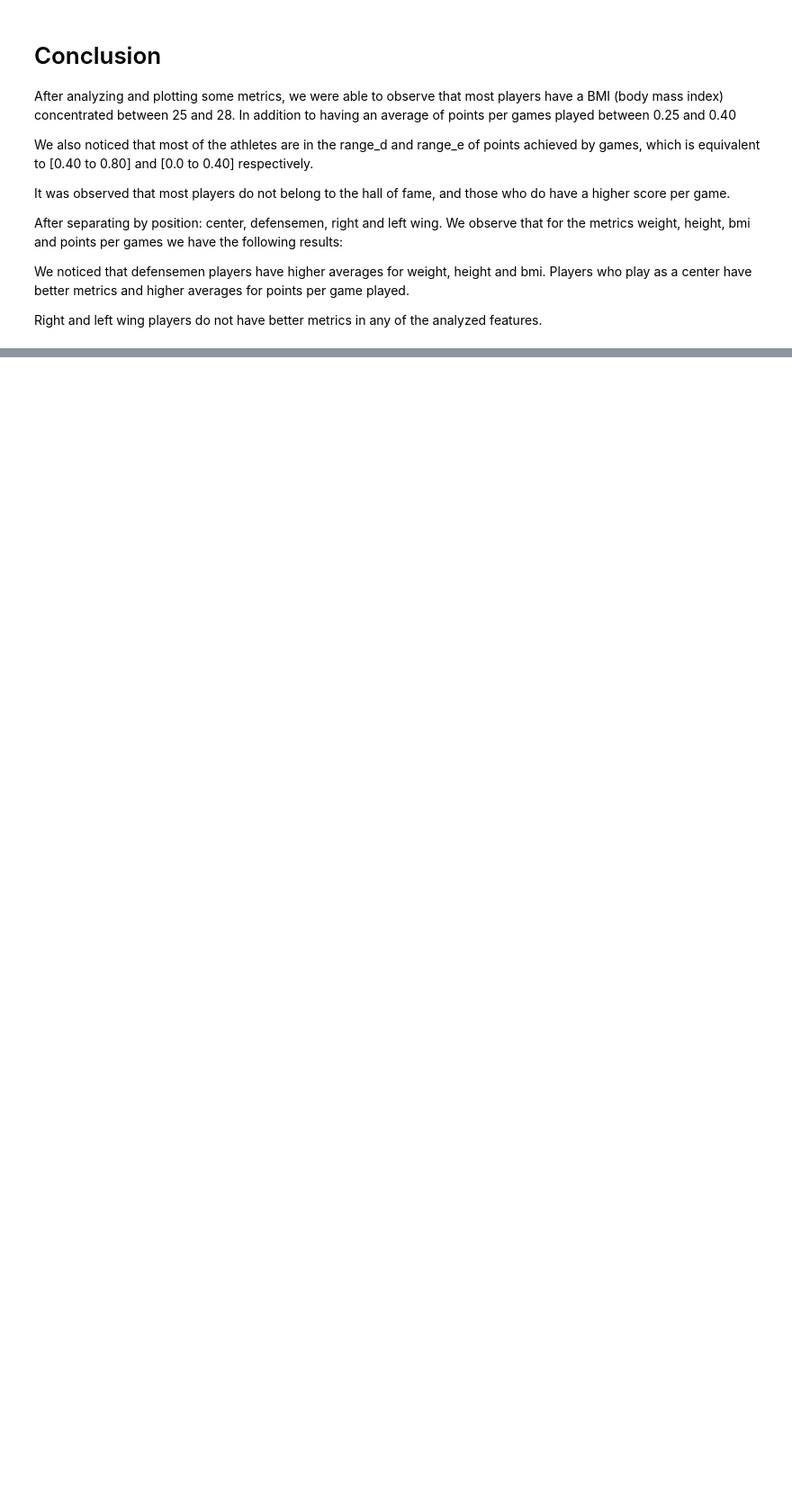
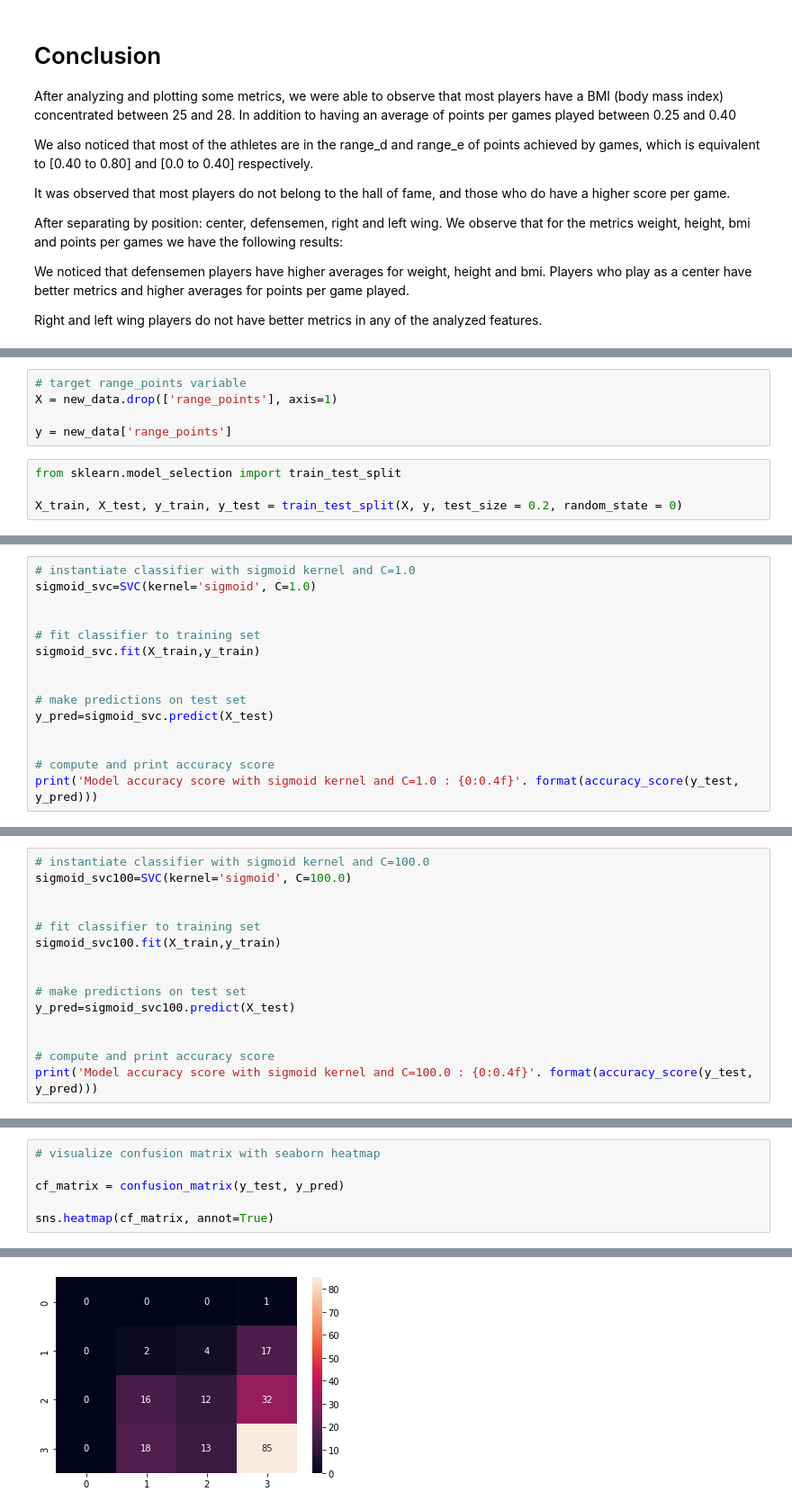
Before and after one commit to PKpacheco/supervised_ml_assignment, a Jupyter notebook: RRC_supervised_ML_Paola_Katherine.ipynb, the cells around one changed output, grey strips where cells are left out. Shown at 90% size. Drawn from its saved outputs; the diff is of its cells as text; blank space fills up the shorter version.

```diff
--- a/RRC_supervised_ML_Paola_Katherine.ipynb
+++ b/RRC_supervised_ML_Paola_Katherine.ipynb
@@ -856,0 +973,9 @@ print(svc_model.score(X_test, y_test))
+# %%
+# target range_points variable
+X = new_data.drop(['range_points'], axis=1)
+
+y = new_data['range_points']
+# %%
+from sklearn.model_selection import train_test_split
+
+X_train, X_test, y_train, y_test = train_test_split(X, y, test_size = 0.2, random_state = 0)
@@ -856,0 +1214,15 @@ print(svc_model.score(X_test, y_test))
+# %%
+# instantiate classifier with sigmoid kernel and C=1.0
+sigmoid_svc=SVC(kernel='sigmoid', C=1.0)
+
+
+# fit classifier to training set
+sigmoid_svc.fit(X_train,y_train)
+
+
+# make predictions on test set
+y_pred=sigmoid_svc.predict(X_test)
+
+
+# compute and print accuracy score
+print('Model accuracy score with sigmoid kernel and C=1.0 : {0:0.4f}'. format(accuracy_score(y_test, y_pred)))
@@ -856,0 +1231,15 @@ print(svc_model.score(X_test, y_test))
+# %%
+# instantiate classifier with sigmoid kernel and C=100.0
+sigmoid_svc100=SVC(kernel='sigmoid', C=100.0)
+
+
+# fit classifier to training set
+sigmoid_svc100.fit(X_train,y_train)
+
+
+# make predictions on test set
+y_pred=sigmoid_svc100.predict(X_test)
+
+
+# compute and print accuracy score
+print('Model accuracy score with sigmoid kernel and C=100.0 : {0:0.4f}'. format(accuracy_score(y_test, y_pred)))
@@ -856,0 +1279,7 @@ print(svc_model.score(X_test, y_test))
+# %%
+# visualize confusion matrix with seaborn heatmap
+
+cf_matrix = confusion_matrix(y_test, y_pred)
+
+sns.heatmap(cf_matrix, annot=True)
+# %% [output]
@@ -856,0 +1287 @@ print(svc_model.score(X_test, y_test))
+[figure, added]
```
Also changed, not shown: parts of 47 cells of this notebook.
